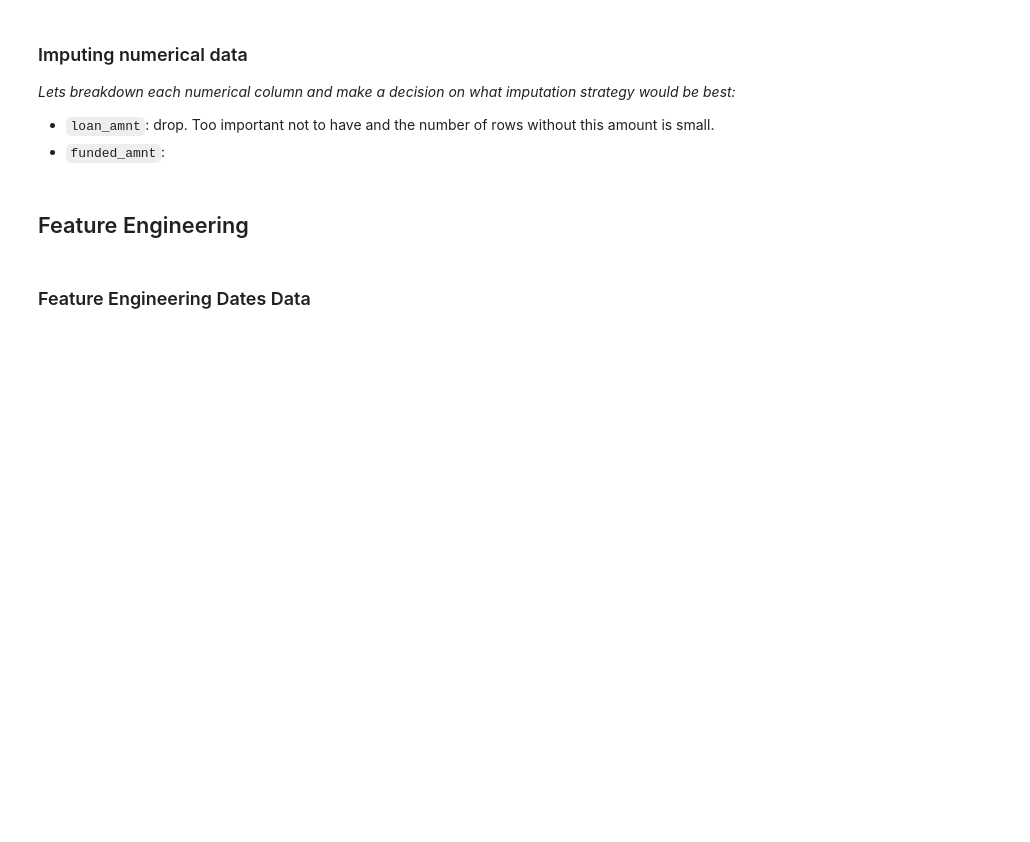
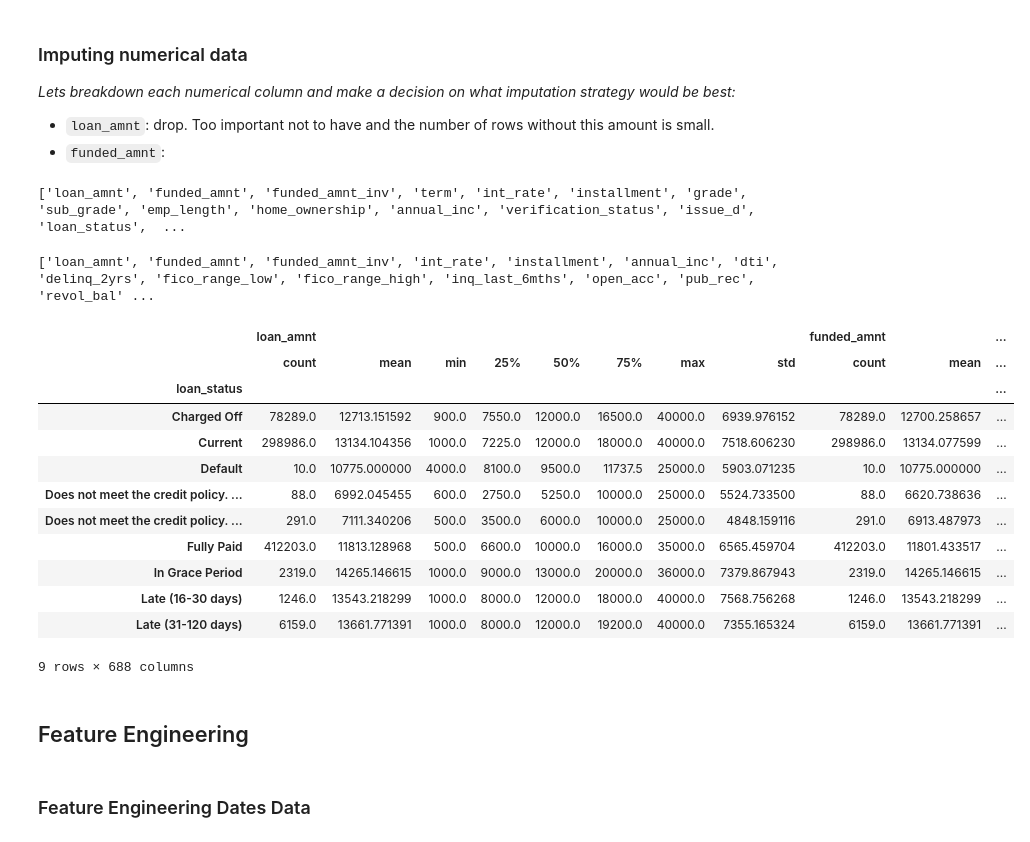
Before and after one commit to aryonna-rice/488-team-assignment-2, a Jupyter notebook: notebooks/aryonna-notebook.ipynb, the cells around one changed output. Drawn from its saved outputs; the diff is of its cells as text; code cells hidden in the pictures; blank space fills up the shorter version.

```diff
--- a/notebooks/aryonna-notebook.ipynb
+++ b/notebooks/aryonna-notebook.ipynb
@@ -181,4 +203,8 @@ df_accepted[category_columns] = imputer.fit_transform(df_accepted[category_colum
 
 - `loan_amnt`: drop. Too important not to have and the number of rows without this amount is small.
 - `funded_amnt`:
+# %%
+print(list(df_accepted.columns))
+# %% [output]
+['loan_amnt', 'funded_amnt', 'funded_amnt_inv', 'term', 'int_rate', 'installment', 'grade', 'sub_grade', 'emp_length', 'home_ownership', 'annual_inc', 'verification_status', 'issue_d', 'loan_status',  ...
 # %%
@@ -187,0 +216,4 @@ df_accepted = imputer.transform(df_accepted)
+# %%
+print(numerical_columns)
+# %% [output]
+['loan_amnt', 'funded_amnt', 'funded_amnt_inv', 'int_rate', 'installment', 'annual_inc', 'dti', 'delinq_2yrs', 'fico_range_low', 'fico_range_high', 'inq_last_6mths', 'open_acc', 'pub_rec', 'revol_bal' ...
@@ -187,0 +222,17 @@ df_accepted = imputer.transform(df_accepted)
+# %%
+# There are still some missing values and that's because some groups had no data for certain columns
+df_accepted.groupby('loan_status').describe()
+# %% [output]
+|  | loan_amnt |  |  |  |  |  |  |  | funded_amnt |  | ... |
+|  | count | mean | min | 25% | 50% | 75% | max | std | count | mean | ... |
+| loan_status |  |  |  |  |  |  |  |  |  |  | ... |
+| Charged Off | 78289.0 | 12713.151592 | 900.0 | 7550.0 | 12000.0 | 16500.0 | 40000.0 | 6939.976152 | 78289.0 | 12700.258657 | ... |
+| Current | 298986.0 | 13134.104356 | 1000.0 | 7225.0 | 12000.0 | 18000.0 | 40000.0 | 7518.606230 | 298986.0 | 13134.077599 | ... |
+| Default | 10.0 | 10775.000000 | 4000.0 | 8100.0 | 9500.0 | 11737.5 | 25000.0 | 5903.071235 | 10.0 | 10775.000000 | ... |
+| Does not meet the credit policy. ... | 88.0 | 6992.045455 | 600.0 | 2750.0 | 5250.0 | 10000.0 | 25000.0 | 5524.733500 | 88.0 | 6620.738636 | ... |
+| Does not meet the credit policy. ... | 291.0 | 7111.340206 | 500.0 | 3500.0 | 6000.0 | 10000.0 | 25000.0 | 4848.159116 | 291.0 | 6913.487973 | ... |
+| Fully Paid | 412203.0 | 11813.128968 | 500.0 | 6600.0 | 10000.0 | 16000.0 | 35000.0 | 6565.459704 | 412203.0 | 11801.433517 | ... |
+| In Grace Period | 2319.0 | 14265.146615 | 1000.0 | 9000.0 | 13000.0 | 20000.0 | 36000.0 | 7379.867943 | 2319.0 | 14265.146615 | ... |
+| Late (16-30 days) | 1246.0 | 13543.218299 | 1000.0 | 8000.0 | 12000.0 | 18000.0 | 40000.0 | 7568.756268 | 1246.0 | 13543.218299 | ... |
+| Late (31-120 days) | 6159.0 | 13661.771391 | 1000.0 | 8000.0 | 12000.0 | 19200.0 | 40000.0 | 7355.165324 | 6159.0 | 13661.771391 | ... |
+9 rows × 688 columns
```
Also changed, not shown: parts of 19 cells of this notebook, 2 other files.
